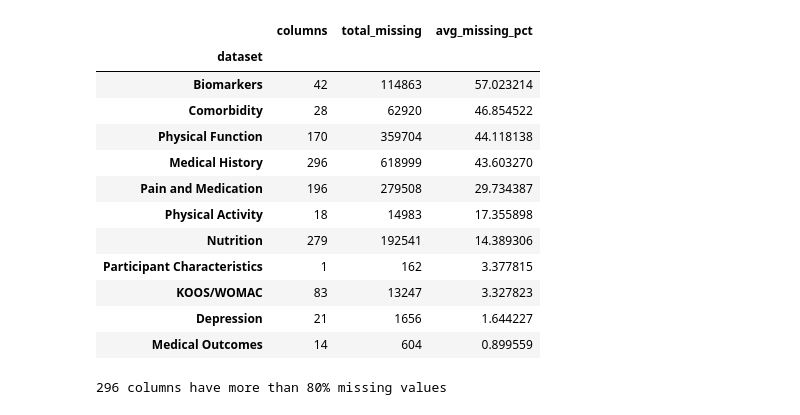
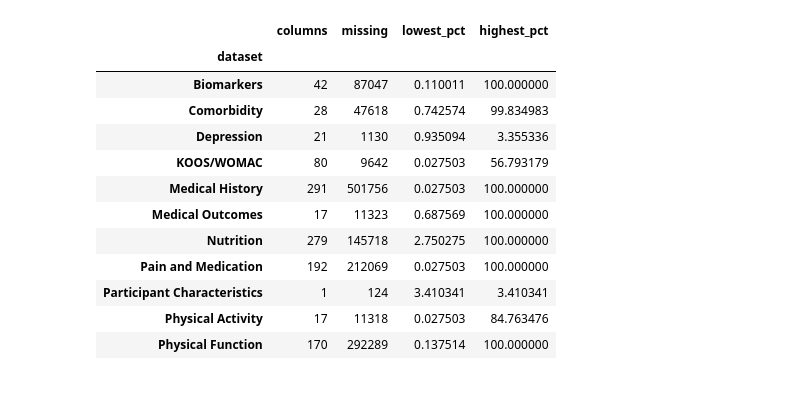
Before and after one commit to mikakia/knee_osteo, a Jupyter notebook: notebooks/metadata_eda.ipynb, the cells around one changed output. Cells and saved outputs as stored; diff of their text form; code cells hidden in the pictures.

```diff
--- a/notebooks/metadata_eda.ipynb
+++ b/notebooks/metadata_eda.ipynb
@@ -44,0 +117,4 @@ Length: 261, dtype: int64
+# %%
+df_clean_filtered = df_clean[df_clean['ID'].isin(df_images['ID'])]
+print(df_clean_filtered.shape)
+df_clean_filtered.head()
@@ -45,19 +133,13 @@ Length: 261, dtype: int64
 # %%
-blank   = df.isna()
-coded   = df.astype(str).apply(lambda s: s.str.startswith(".:"))
-
-# Cells with either type of missing
-missing = blank | coded
+missing = df_clean_filtered.isna()
 
 summary = pd.DataFrame({
-    "blank" : blank.sum(),
-    "coded" : coded.sum(),
+    "missing" : missing.sum(),
 })
 
-#
-summary = summary[summary.sum(axis=1) > 0]
-
+# Checking which columns have missing values
+summary = summary[summary['missing'] > 0]
 summary["dataset"] = summary.index.map(df2.set_index("AllClinical00")["Dataset"])
-
-print(summary.head())
+summary["missing_pct"] = summary["missing"] / len(df_clean_filtered) * 100
+summary
 # %% [output]
@@ -70,13 +159,5 @@ V00BLSURD2   4796      0  Biomarkers
 # %%
-summary["total_missing"] = (summary["blank"] + summary["coded"])
-
-summary["missing_pct"] = summary["total_missing"] / len(df) * 100
-
-
-#summary.sort_values("missing_pct", ascending=False).head(50)
-num_bins = 100
-#n, bins, _ = plt.hist(summary["missing_pct"], num_bins, color='green', alpha=0.7)
-summary.pivot(columns="dataset")["missing_pct"].plot(kind="hist", stacked=True, bins=10)
+summary.pivot(columns="dataset")["missing_pct"].plot(kind="hist", stacked=True, bins=20)
 plt.xlabel("Missing Data Percentage")
-plt.ylabel("Number of Columns")
+plt.ylabel("Number of Features")
 # %% [output]
@@ -85,29 +166,25 @@ Text(0, 0.5, 'Number of Columns')
 # %%
 dataset_missing = (
     summary.groupby("dataset").agg(
-        columns=("dataset", "size"),
-        total_missing=("total_missing", "sum"),
-        avg_missing_pct=("missing_pct", "mean"),
+        columns     =("dataset", "size"),
+        missing     =("missing", "sum"),
+        lowest_pct  =("missing_pct", "min"),
+        highest_pct =("missing_pct", "max"),
     )
-    .sort_values("avg_missing_pct", ascending=False)
+    #.sort_values("avg_missing_pct", ascending=False)
 )
 dataset_missing
 # %% [output]
-|  | columns | total_missing | avg_missing_pct |
-| dataset |  |  |  |
-| Biomarkers | 42 | 114863 | 57.023214 |
-| Comorbidity | 28 | 62920 | 46.854522 |
-| Physical Function | 170 | 359704 | 44.118138 |
-| Medical History | 296 | 618999 | 43.603270 |
-| Pain and Medication | 196 | 279508 | 29.734387 |
-| Physical Activity | 18 | 14983 | 17.355898 |
-| Nutrition | 279 | 192541 | 14.389306 |
-| Participant Characteristics | 1 | 162 | 3.377815 |
-| KOOS/WOMAC | 83 | 13247 | 3.327823 |
-| Depression | 21 | 1656 | 1.644227 |
-| Medical Outcomes | 14 | 604 | 0.899559 |
+|  | columns | missing | lowest_pct | highest_pct |
+| dataset |  |  |  |  |
+| Biomarkers | 42 | 87047 | 0.110011 | 100.000000 |
+| Comorbidity | 28 | 47618 | 0.742574 | 99.834983 |
+| Depression | 21 | 1130 | 0.935094 | 3.355336 |
+| KOOS/WOMAC | 80 | 9642 | 0.027503 | 56.793179 |
+| Medical History | 291 | 501756 | 0.027503 | 100.000000 |
+| Medical Outcomes | 17 | 11323 | 0.687569 | 100.000000 |
+| Nutrition | 279 | 145718 | 2.750275 | 100.000000 |
+| Pain and Medication | 192 | 212069 | 0.027503 | 100.000000 |
+| Participant Characteristics | 1 | 124 | 3.410341 | 3.410341 |
+| Physical Activity | 17 | 11318 | 0.027503 | 84.763476 |
+| Physical Function | 170 | 292289 | 0.137514 | 100.000000 |
-# %%
-n = (summary["missing_pct"] > 80).sum()
-print(f"{n} columns have more than 80% missing values")
-# %% [output]
-296 columns have more than 80% missing values
```
Also changed, not shown: parts of 50 cells of this notebook, 1 other file.
